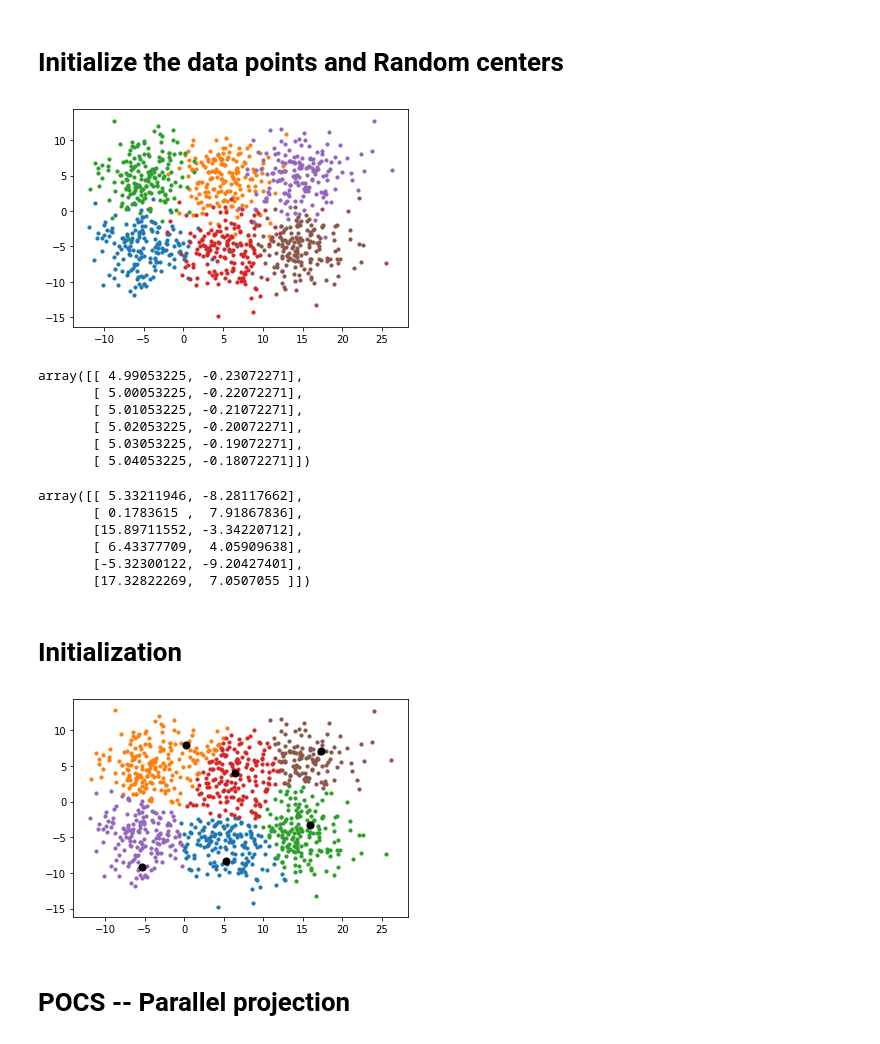
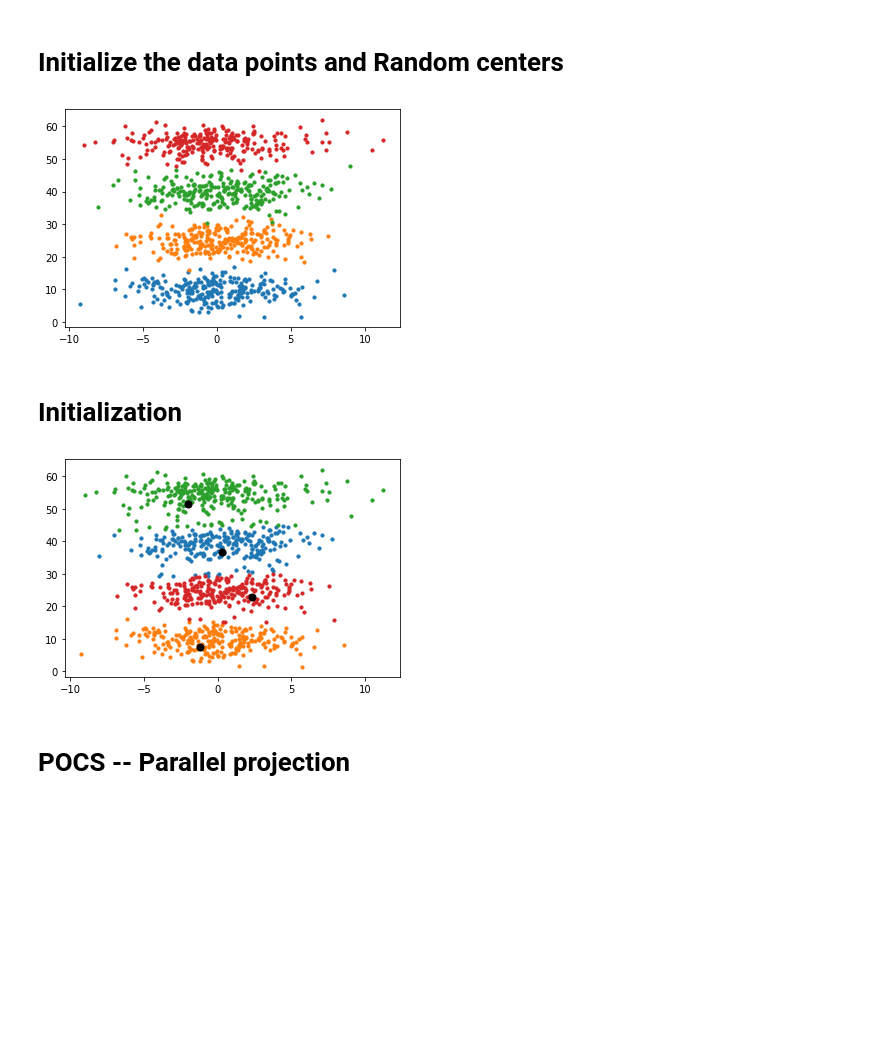
Before and after one commit to henockmamo54/POCS_CLUSTERING, a Jupyter notebook: Experiments/Gausian Random Data Points/_POCS.ipynb, the cells around one changed output. Saved outputs shown, nothing was run; the diff lists cells and outputs as text; code cells hidden in the pictures; blank space fills up the shorter version.

Commit message:
gaussian dataset test modified

```diff
--- a/Experiments/Gausian Random Data Points/_POCS.ipynb
+++ b/Experiments/Gausian Random Data Points/_POCS.ipynb
@@ -12,16 +13,16 @@ from sklearn.utils import shuffle
 Initialize the data points and Random centers
 ===========================
 # %%
-cluster=6
-datasetname='6class'
+cluster=4
+datasetname='4class'
 # cluster_std =[3,3]
-# cluster_std =[3,3,3,3]
-cluster_std =[3,3,3,3,3,3]
+cluster_std =[3,3,3,3]
+# cluster_std =[3,3,3,3,3,3]
 
 
 # centers =[(-5, -5), (5, 5)]
-# centers =[(0, 10), (0, 25), (0, 40), (0, 55)]
-centers =[(-5, -5), (5, 5),(-5, 5), (5, -5),(15,5),(15,-5)]
+centers =[(0, 10), (0, 25), (0, 40), (0, 55)]
+# centers =[(-5, -5), (5, 5),(-5, 5), (5, -5),(15,5),(15,-5)]
 
 
 x, y = make_blobs(n_samples=1000, cluster_std=cluster_std, centers=centers, n_features=2, random_state=7,shuffle =True )
@@ -32,4 +33,4 @@ for i in range ( cluster):
 plt.savefig(datasetname+'.jpg')
 plt.show()
 # %% [output]
-[figure, old version]
+[figure, new version]
@@ -80,14 +43,5 @@ def generateRandomCenters(c,x):
     for i in range(c):
         centers.append( t + 0.01*i)
     return np.asarray(centers)
-
-generateRandomCenters(cluster,x)
-# %% [output]
-array([[ 4.99053225, -0.23072271],
-       [ 5.00053225, -0.22072271],
-       [ 5.01053225, -0.21072271],
-       [ 5.02053225, -0.20072271],
-       [ 5.03053225, -0.19072271],
-       [ 5.04053225, -0.18072271]])
 # %%
 # intialize random member ship
@@ -100,7 +54,7 @@ def initializeMembershipMatrix(n):
         membership_mat.append(temp_list)
     return np.asarray(membership_mat)
 # %%
-def updateMembershipValue3_2(u, v,val):
+def updateMembershipValue3_2(v,val):
     distances = cdist(val, v,metric='euclidean')
     return distances
 # %%
@@ -244,36 +195,24 @@ import scipy.sparse as sp
 from sklearn.metrics.pairwise import euclidean_distances
 
 c = _k_init(x,cluster, row_norms(x, squared=True), np.random.RandomState(7)) #np.random.RandomState()
-c
-# %% [output]
-array([[ 5.33211946, -8.28117662],
-       [ 0.1783615 ,  7.91867836],
-       [15.89711552, -3.34220712],
-       [ 6.43377709,  4.05909638],
-       [-5.32300122, -9.20427401],
-       [17.32822269,  7.0507055 ]])
 # %% [markdown]
 Initialization
 =================
 # %%
 import random
-# x =np.asarray( random.sample(x.tolist(), len(x.tolist())))
-# print(x[:5,])
 
-u=initializeMembershipMatrix(x)
+#initial centers
 v=c#generateRandomCenters(cluster,x)
 
-w=updateMembershipValue3_2(u,v,x)
-
-
+w=updateMembershipValue3_2(v,x)
 ny=np.argmin(w,axis=1)
 
 for i in range ( cluster):
     plt.scatter(x[ny == i, 0], x[ny == i, 1],  s=10, label="Cluster - "+str(i))
 plt.scatter(x=np.asarray(v)[:,0],y=np.asarray(v)[:,1], color='black',s=50)
 plt.show()
 # %% [output]
-[figure, old version]
+[figure, new version]
 # %% [markdown]
 POCS -- Parallel projection
 =================
```
Also changed, not shown: parts of 10 cells of this notebook, 18 other files.
